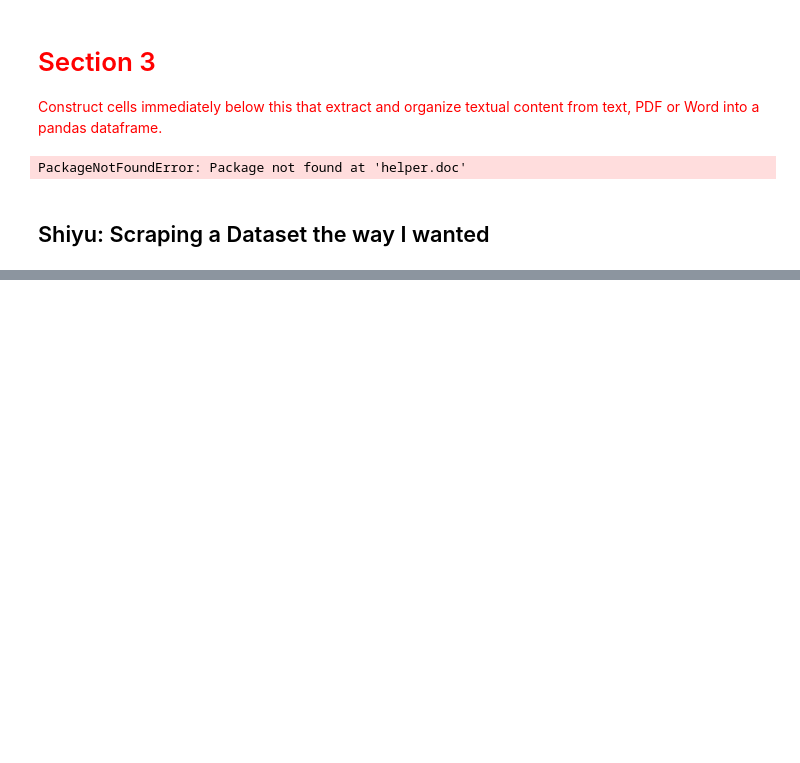
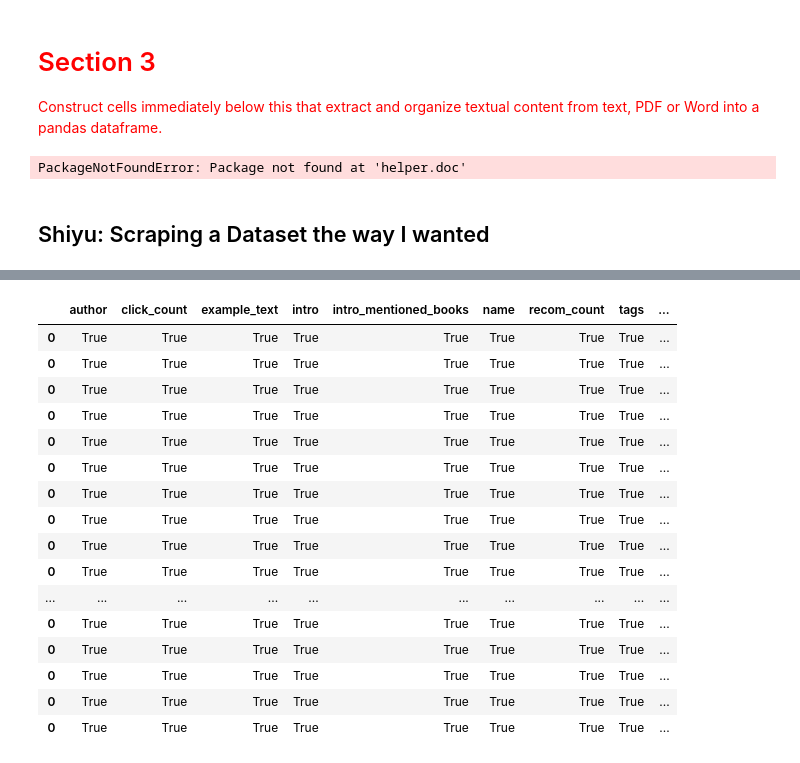
Before and after one commit to ShiyuZhangGH/Content-Analysis, a Jupyter notebook: 1-Intro/1-intro.ipynb, the cells around one changed output, grey strips where cells are left out. Drawn from its saved outputs; the diff is of its cells as text; code cells hidden in the pictures; blank space fills up the shorter version.

```diff
--- a/1-Intro/1-intro.ipynb
+++ b/1-Intro/1-intro.ipynb
@@ -1229,16 +1244,33 @@ def deal_with_a_book(a_book_url):
     return bookDF, a_book_soup
 # %%
 ##Processing the 500 books and output a data frame
-bookDF_male= pd.DataFrame({})
-for book in BookList:
-    book_url= "https:"+ book[0]
-    a_bookDF, a_book_soup= deal_with_a_book(book_url)
-    #The "number of being bookmarked" information is not available on the
-    #book introduction page. This information is available on the book ranking page.
-    #Thus, I add a column for each book about its number of being bookmarked:
-    a_bookDF["num_bookmarked"]= book[1]
-    bookDF_male= bookDF_male.append(a_bookDF)
-    print(bookDF_male.shape)
 
-bookDF_male.to_csv("bookDF_male.csv")
+t0 = time.time()
+
+bookDF_male_50= pd.DataFrame({})
+for book in BookList[:50]:
+    try:
+        book_url= "https:"+ book[0]
+        a_bookDF, a_book_soup= deal_with_a_book(book_url)
+        #The "number of being bookmarked" information is not available on the
+        #book introduction page. This information is available on the book ranking page.
+        #Thus, I add a column for each book about its number of being bookmarked:
+        a_bookDF["num_bookmarked"]= book[1]
+        a_bookDF["book_url"]= book_url
+        a_bookDF["book_rank"]= BookList.index(book)
+
+        if a_bookDF.shape[1]== 12:
+            bookDF_male_50= bookDF_male_50.append(a_bookDF)
+            bookDF_male_50.to_csv("bookDF_male_50.csv")
+            print(bookDF_male_50.shape)
+        else:
+            print("Does not generate 12-column book:", book_url)
+    except:
+        print("Error in book:", book_url)
+
+
+
+t1 = time.time()
+total = t1-t0
+print(total)
 # %% [output]
@@ -1251,0 +1294,23 @@ bookDF_male.to_csv("bookDF_male.csv")
+# %%
+bookDF_male_50.to_pickle("bookDF_male_50.pickle")
+
+testing= pd.read_pickle("bookDF_male_50.pickle")
+testing== bookDF_male_50
+# %% [output]
+|  | author | click_count | example_text | intro | intro_mentioned_books | name | recom_count | tags | ... |
+| 0 | True | True | True | True | True | True | True | True | ... |
+| 0 | True | True | True | True | True | True | True | True | ... |
+| 0 | True | True | True | True | True | True | True | True | ... |
+| 0 | True | True | True | True | True | True | True | True | ... |
+| 0 | True | True | True | True | True | True | True | True | ... |
+| 0 | True | True | True | True | True | True | True | True | ... |
+| 0 | True | True | True | True | True | True | True | True | ... |
+| 0 | True | True | True | True | True | True | True | True | ... |
+| 0 | True | True | True | True | True | True | True | True | ... |
+| 0 | True | True | True | True | True | True | True | True | ... |
+| ... | ... | ... | ... | ... | ... | ... | ... | ... | ... |
+| 0 | True | True | True | True | True | True | True | True | ... |
+| 0 | True | True | True | True | True | True | True | True | ... |
+| 0 | True | True | True | True | True | True | True | True | ... |
+| 0 | True | True | True | True | True | True | True | True | ... |
+| 0 | True | True | True | True | True | True | True | True | ... |
```
Also changed, not shown: parts of 10 cells of this notebook.
